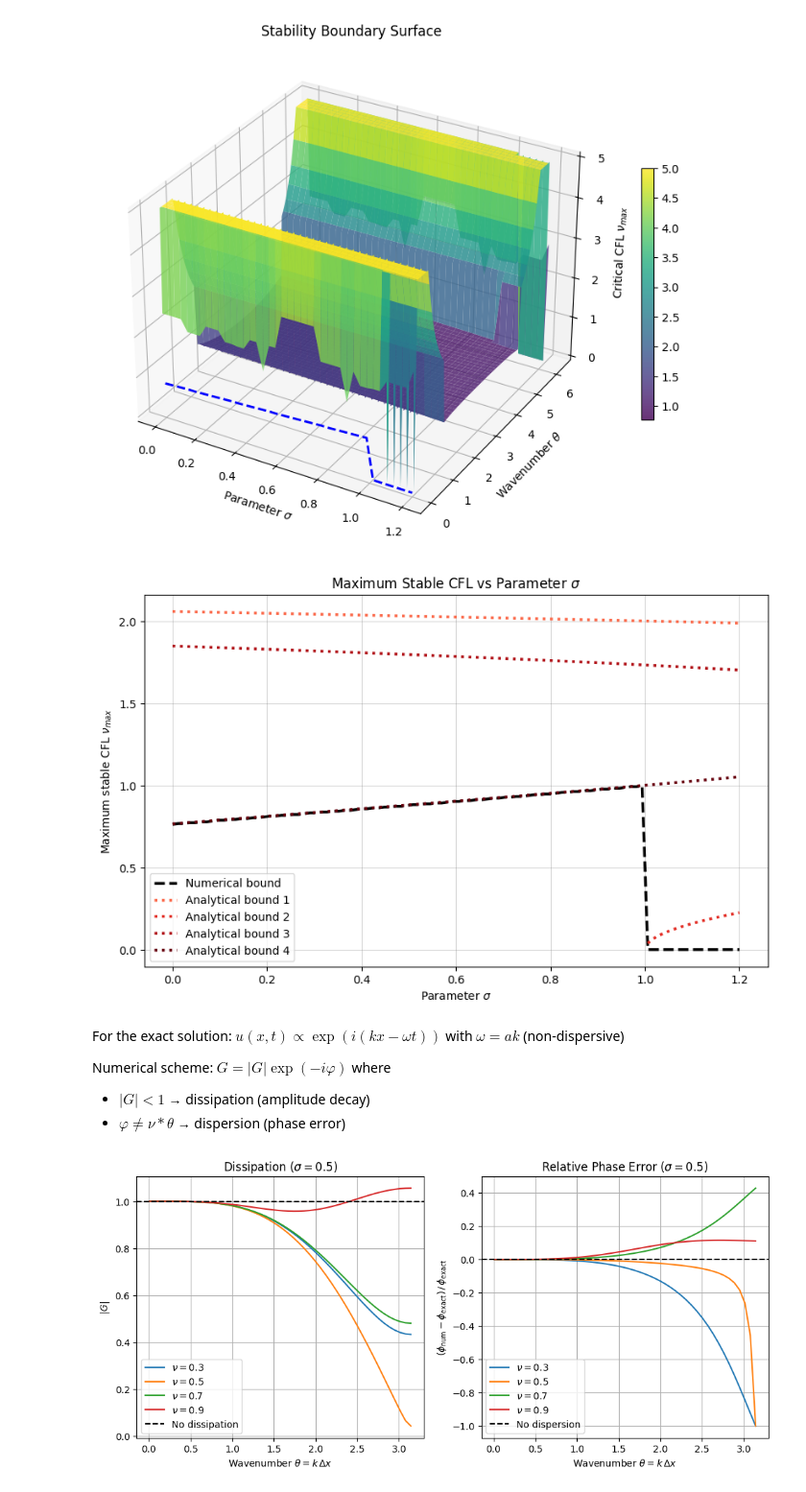
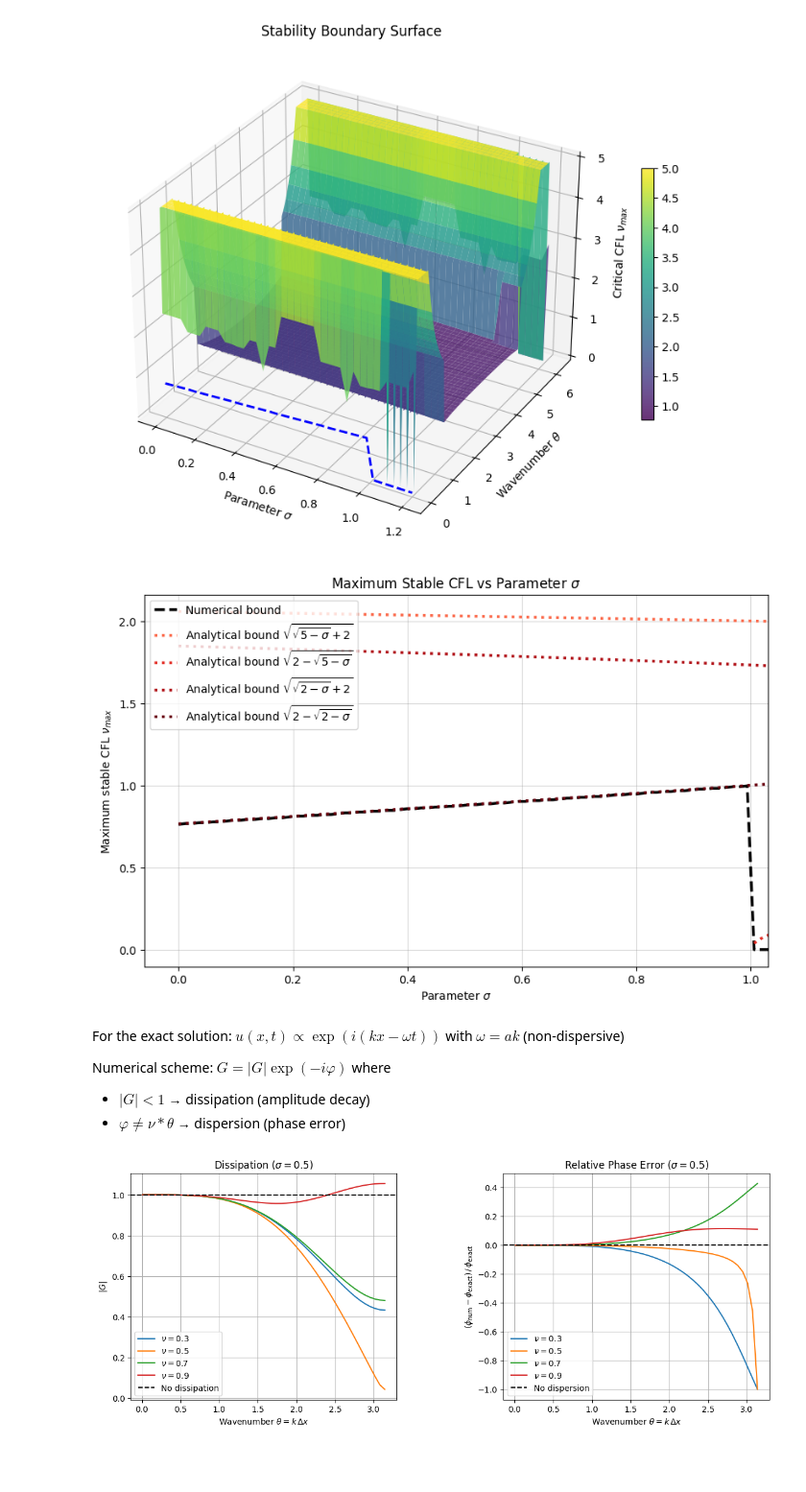
Before and after one commit to ukolov-ivan/mipt-vkr, a Jupyter notebook: src/sym.ipynb, the cells around one changed output. Shown at 96% size. Saved outputs shown, nothing was run; the diff lists cells and outputs as text; code cells hidden in the pictures; blank space fills up the shorter version.

```diff
--- a/src/sym.ipynb
+++ b/src/sym.ipynb
@@ -277,6 +277,9 @@ with open('scheme-taylor.tex', mode='w') as file:
     file.write(latex_series(sp.collect(u_next_taylor.removeO(), derivs)))
 # %% [output]
 $\displaystyle u - a \Delta t u_{x} + \left(\frac{\Delta x^{2}}{2} + \frac{a^{2} \Delta t^{2}}{2} - \frac{\sigma \Delta x^{2}}{2}\right) u_{xx} - \frac{a \Delta t \Delta x^{2} u_{xxx}}{6} + \left(\frac{\Delta x^{4}}{24} - \frac{\sigma \Delta x^{4}}{24} + \frac{a^{2} \Delta t^{2} \Delta x^{2}}{24}\right) u^{(IV)}_{xxxx} - \frac{a \Delta t \Delta x^{4} u^{(V)}_{xxxxx}}{120} + \left(\frac{\Delta x^{6}}{720} - \frac{\sigma \Delta x^{6}}{720} + \frac{a^{2} \Delta t^{2} \Delta x^{4}}{720}\right) u^{(VI)}_{xxxxxx} - \frac{a \Delta t \Delta x^{6} u^{(VII)}_{xxxxxxx}}{5040} + \frac{a^{2} \Delta t^{2} \Delta x^{6} u^{(VIII)}_{xxxxxxxx}}{40320}$
+# %%
+with open('scheme-taylor-error.tex', mode='w') as file:
+    file.write(latex_series(sp.collect((u_next_taylor - u_taylor).doit().removeO(), derivs)))
 # %%
 def get_coeff(expr: sp.Expr, deriv: sp.Derivative) -> sp.Basic:
     return sp.together(sp.simplify(sp.expand(expr.doit()).coeff(deriv)))
@@ -334,13 +337,13 @@ taylor_matrix = sp.Matrix([
 # more readable format
 normalization = sp.diag(*[sp.factorial(k) / dx**k for k in range(5)])
 
-system_tex = \
-    fr"{sp.latex(sp.simplify(normalization * taylor_matrix))} x = \
-       {sp.latex(sp.simplify(normalization * error_vector))}"
-display(Math(system_tex))
+# system_tex = \
+#     fr"{sp.latex(sp.simplify(normalization * taylor_matrix))} x = \
+#        {sp.latex(sp.simplify(normalization * error_vector))}"
+# display(Math(system_tex))
 
-with open('taylor-coefficients-system.tex', mode='w') as file:
-    file.write(system_tex)
+# with open('taylor-coefficients-system.tex', mode='w') as file:
+#     file.write(system_tex)
 
 correction_coeffs: sp.Matrix = taylor_matrix.solve(error_vector)
 
@@ -358,3 +396,9 @@ correction_term: sp.Expr = -correction_coeffs.dot(stencil)
 u_corrected = u_next + correction_term
 u_corrected_taylor = sp.expand(u_corrected.subs(stencil_taylors))
 error_corrected = sp.expand(u_corrected_taylor - u_taylor)
+# %%
+error_corrected.doit()
+
+display(Math(latex_series(sp.simplify(sp.collect(sp.expand(error_corrected.doit().removeO()), derivs)))))
+with open('scheme-corrected-error-taylor.tex', mode='w') as file:
+    file.write(latex_series(sp.simplify(sp.collect(sp.expand(error_corrected.doit().removeO()), derivs))))
@@ -1418,7 +1475,7 @@ def plot_max_cfl_vs_sigma(sigma_vals: np.ndarray,
         analytical_vals = [analytical_func(s) for s in sigma_vals]
         ax.plot(sigma_vals, analytical_vals,
                 color=colors[idx], linestyle=':', linewidth=2.5,
-                label=f'Analytical bound {idx+1}')
+                label=f'Analytical bound ${sp.latex(expr.rhs)}$')
 
     ax.set_xlabel(r'Parameter $\sigma$')
     ax.set_ylabel(r'Maximum stable CFL $\nu_{max}$')
@@ -1427,7 +1484,7 @@ def plot_max_cfl_vs_sigma(sigma_vals: np.ndarray,
     # Improve grid styling
     ax.grid(True, which='major', color='gray', alpha=0.3)
     ax.grid(True, which='minor', color='gray', alpha=0.1)
-    ax.legend()
+    ax.legend(loc='upper left')
     return ax
 
 
@@ -1440,13 +1497,14 @@ def plot_max_cfl_vs_sigma_figure(sigma_range=sigma_range,
     sigma_vals = np.linspace(*sigma_range, n_sigma)
     sigma_vals, max_cfl = compute_max_cfl_vs_sigma(sigma_vals, theta_range,
                                                    cfl_range)
-    plot_max_cfl_vs_sigma(sigma_vals, max_cfl, analytical_func=analytical_func)
+    ax = plot_max_cfl_vs_sigma(sigma_vals, max_cfl, analytical_func=analytical_func)
+    ax.set_xlim(right=1.03)
 
 plot_max_cfl_vs_sigma_figure()
 tikzplotlib.save('cfl-bound-vs-parameter.tikz', axis_width=r"\textwidth")
 plt.show()
 # %% [output]
-[figure, old version]
+[figure, new version]
 # %% [markdown]
 For the exact solution: $u(x,t) ∝ \exp(i(kx - ωt))$ with $ω = ak$ (non-dispersive)
 
@@ -1514,34 +1572,39 @@ def plot_dispersion(
 
 def plot_dissipation_dispersion(
     sigma_value: np.floating = np.float64(0.5),
     cfl_values: npt.ArrayLike = (0.3, 0.5, 0.7, 0.9),  # pyright: ignore
     n_theta: int = 50,
     axes: tuple[matplotlib.axes.Axes, matplotlib.axes.Axes] | None = None,
 ):
     cfl_values: npt.NDArray[np.floating] = np.array(cfl_values)
     theta_values, factor_values, phase_errors = dissipation_dispersion(
         sigma_value=sigma_value, cfl_values=cfl_values, n_theta=n_theta
     )
 
     if axes is None:
-        fig, axes = plt.subplots(1, 2, figsize=(12, 5))
+        fig, axes = plt.subplots(1, 2, figsize=(14, 5))   # <-- wider figure
+        # fig.subplots_adjust(wspace=0.45)
         # fig.set_layout_engine('tight')
 
     axes = typing.cast(tuple[matplotlib.axes.Axes, matplotlib.axes.Axes], axes)
 
     ax_dissipation, ax_dispersion = axes
     plot_dissipation(
         sigma_value=sigma_value, cfl_values=cfl_values,
-        theta_values=theta_values, factor_values=factor_values, ax=ax_dissipation)
+        theta_values=theta_values, factor_values=factor_values,
+        ax=ax_dissipation)
     plot_dispersion(
         sigma_value=sigma_value, cfl_values=cfl_values,
         theta_values=theta_values, phase_errors=phase_errors, ax=ax_dispersion)
 
     return axes
 
 
 plot_dissipation_dispersion()
-tikzplotlib.save('dissipation-dispersion-profile.tikz', axis_width=r'0.5\textwidth')
+plt.subplots_adjust(wspace=0.4)
+tikzplotlib.save('dissipation-dispersion-profile.tikz',
+                 axis_width=r'0.5\textwidth',
+                 extra_groupstyle_parameters={r'horizontal sep=2cm'})
 plt.show()
 # %% [output]
-[figure, old version]
+[figure, new version]
```
Also changed, not shown: parts of 9 cells of this notebook, 2 other files.
